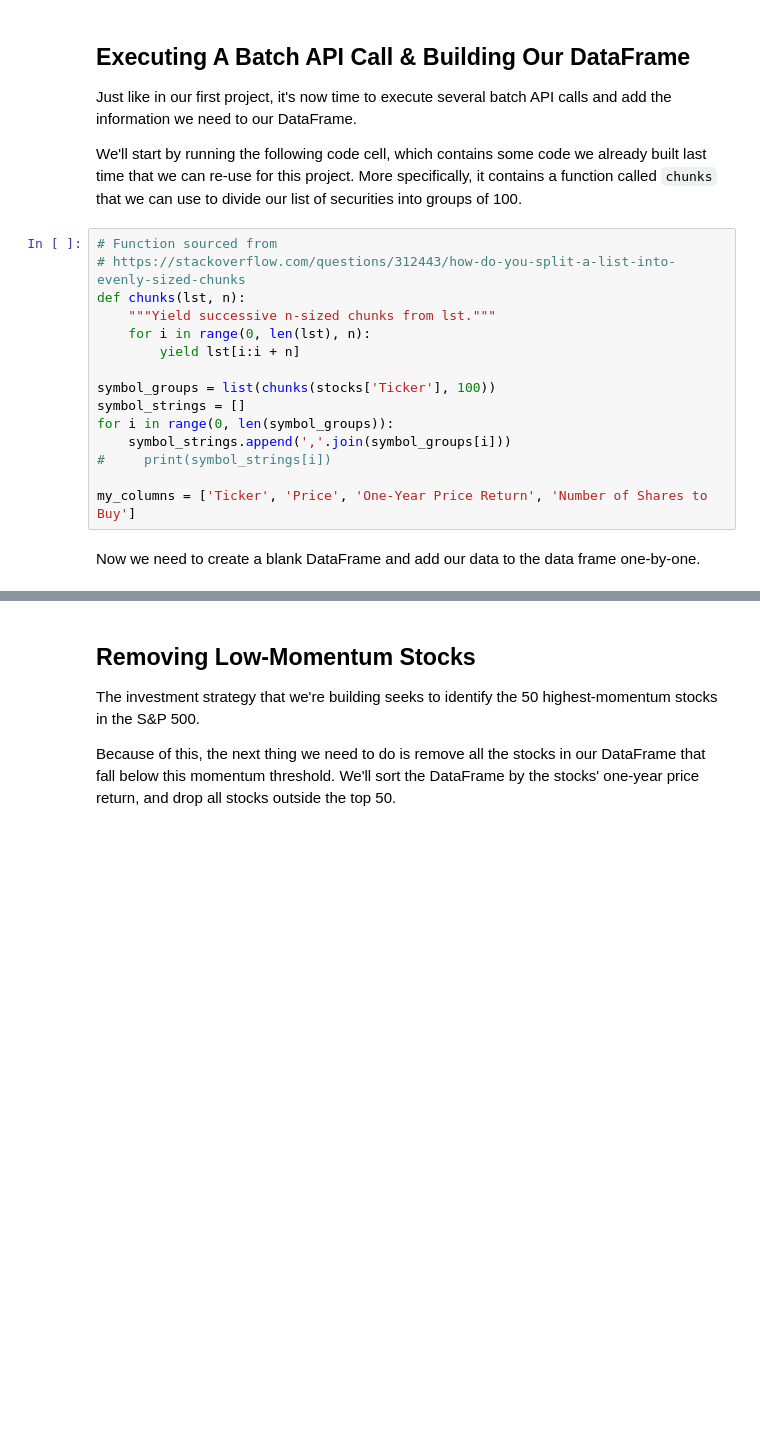
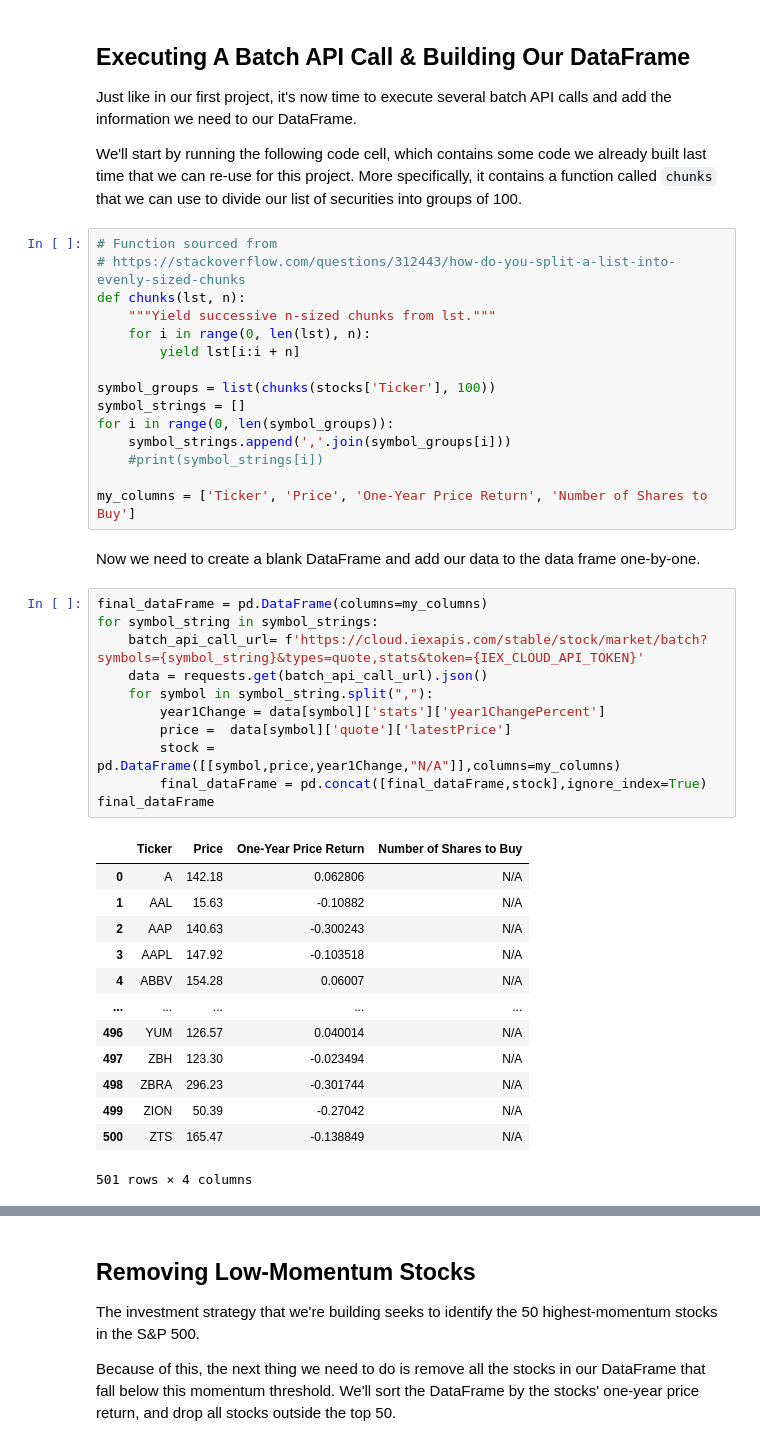
Before and after one commit to keduong33/AlgoTradingPractice, a Jupyter notebook: starter_files/002_quantitative_momentum_strategy.ipynb, the cells around one changed output, grey strips where cells are left out. Cells and saved outputs as stored; diff of their text form; blank space fills up the shorter version.

```diff
--- a/starter_files/002_quantitative_momentum_strategy.ipynb
+++ b/starter_files/002_quantitative_momentum_strategy.ipynb
@@ -41,8 +62,33 @@ symbol_groups = list(chunks(stocks['Ticker'], 100))
 symbol_strings = []
 for i in range(0, len(symbol_groups)):
     symbol_strings.append(','.join(symbol_groups[i]))
-#     print(symbol_strings[i])
+    #print(symbol_strings[i])
 
 my_columns = ['Ticker', 'Price', 'One-Year Price Return', 'Number of Shares to Buy']
 # %% [markdown]
 Now we need to create a blank DataFrame and add our data to the data frame one-by-one.
+# %%
+final_dataFrame = pd.DataFrame(columns=my_columns)
+for symbol_string in symbol_strings:
+    batch_api_call_url= f'https://cloud.iexapis.com/stable/stock/market/batch?symbols={symbol_string}&types=quote,stats&token={IEX_CLOUD_API_TOKEN}'
+    data = requests.get(batch_api_call_url).json()
+    for symbol in symbol_string.split(","):
+        year1Change = data[symbol]['stats']['year1ChangePercent']
+        price =  data[symbol]['quote']['latestPrice']
+        stock = pd.DataFrame([[symbol,price,year1Change,"N/A"]],columns=my_columns)
+        final_dataFrame = pd.concat([final_dataFrame,stock],ignore_index=True)
+final_dataFrame
+# %% [output]
+|  | Ticker | Price | One-Year Price Return | Number of Shares to Buy |
+| 0 | A | 142.18 | 0.062806 | N/A |
+| 1 | AAL | 15.63 | -0.10882 | N/A |
+| 2 | AAP | 140.63 | -0.300243 | N/A |
+| 3 | AAPL | 147.92 | -0.103518 | N/A |
+| 4 | ABBV | 154.28 | 0.06007 | N/A |
+| ... | ... | ... | ... | ... |
+| 496 | YUM | 126.57 | 0.040014 | N/A |
+| 497 | ZBH | 123.30 | -0.023494 | N/A |
+| 498 | ZBRA | 296.23 | -0.301744 | N/A |
+| 499 | ZION | 50.39 | -0.27042 | N/A |
+| 500 | ZTS | 165.47 | -0.138849 | N/A |
+501 rows × 4 columns
```
Also changed, not shown: parts of 9 cells of this notebook, 5 other files.
